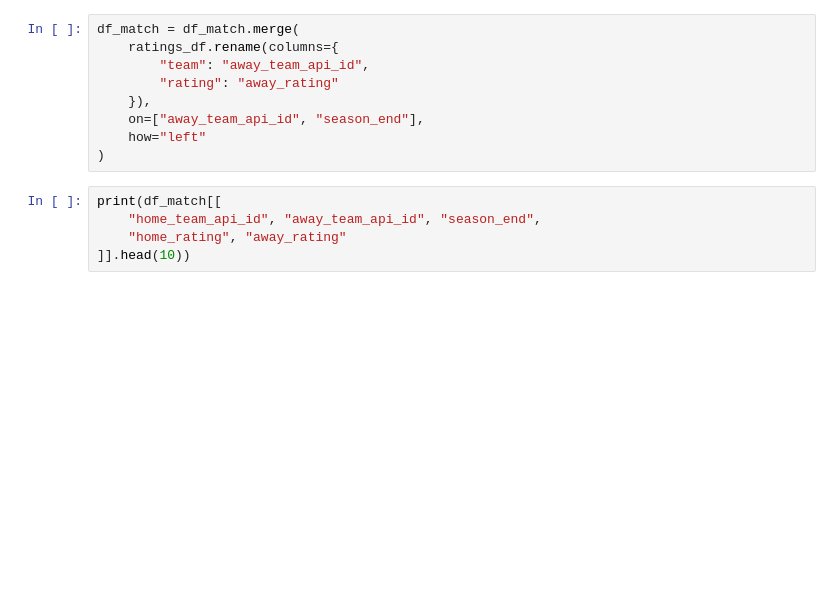
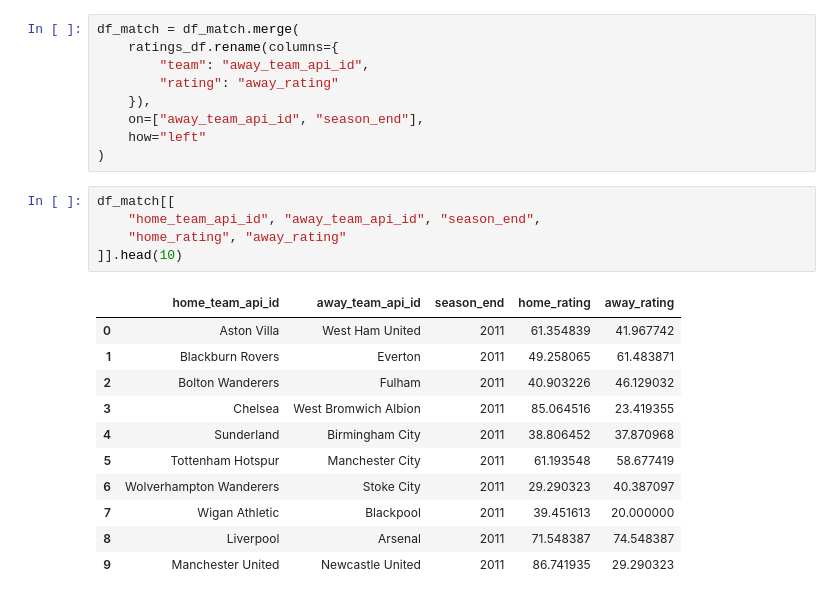
Before and after one commit to Keegan-McCullough/Soccer_Match_Predictor, a Jupyter notebook: match_predictor.ipynb, the cells around one changed output. Drawn from its saved outputs; the diff is of its cells as text; blank space fills up the shorter version.

```diff
--- a/match_predictor.ipynb
+++ b/match_predictor.ipynb
@@ -224,7 +359,19 @@ df_match = df_match.merge(
     how="left"
 )
 # %%
-print(df_match[[
+df_match[[
     "home_team_api_id", "away_team_api_id", "season_end",
     "home_rating", "away_rating"
-]].head(10))
+]].head(10)
+# %% [output]
+|  | home_team_api_id | away_team_api_id | season_end | home_rating | away_rating |
+| 0 | Aston Villa | West Ham United | 2011 | 61.354839 | 41.967742 |
+| 1 | Blackburn Rovers | Everton | 2011 | 49.258065 | 61.483871 |
+| 2 | Bolton Wanderers | Fulham | 2011 | 40.903226 | 46.129032 |
+| 3 | Chelsea | West Bromwich Albion | 2011 | 85.064516 | 23.419355 |
+| 4 | Sunderland | Birmingham City | 2011 | 38.806452 | 37.870968 |
+| 5 | Tottenham Hotspur | Manchester City | 2011 | 61.193548 | 58.677419 |
+| 6 | Wolverhampton Wanderers | Stoke City | 2011 | 29.290323 | 40.387097 |
+| 7 | Wigan Athletic | Blackpool | 2011 | 39.451613 | 20.000000 |
+| 8 | Liverpool | Arsenal | 2011 | 71.548387 | 74.548387 |
+| 9 | Manchester United | Newcastle United | 2011 | 86.741935 | 29.290323 |
```
Also changed, not shown: parts of 29 cells of this notebook.
